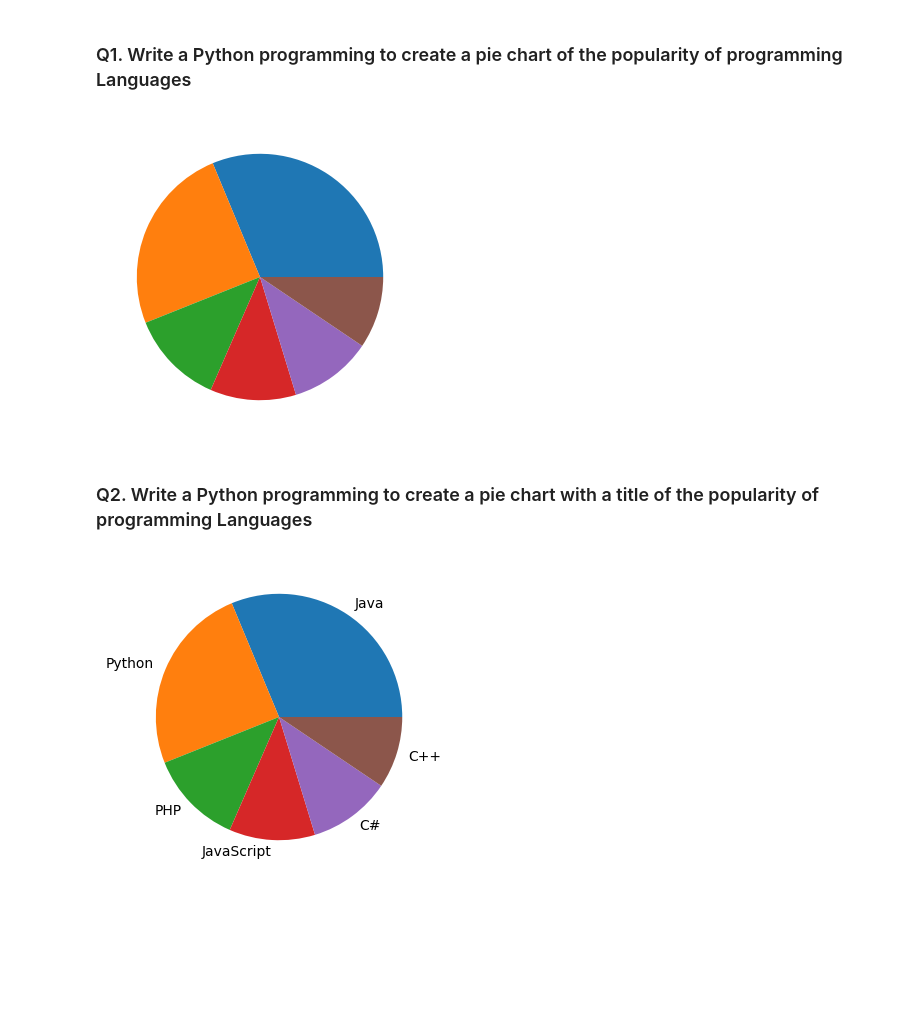
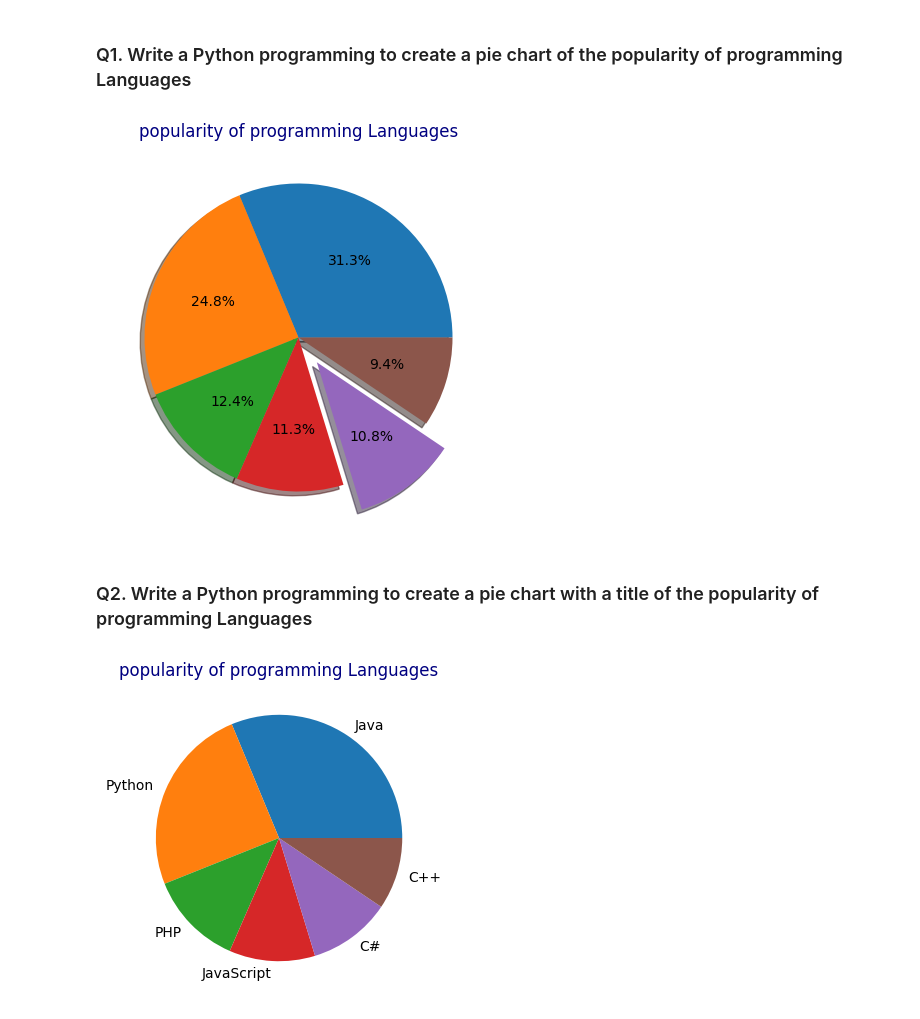
Before and after one commit to Ankitha8105/Python_Libraries, a Jupyter notebook: Matplotlib/piechart.ipynb, the cells around one changed output. Cells and saved outputs as stored; diff of their text form; code cells hidden in the pictures; blank space fills up the shorter version.

```diff
--- a/Matplotlib/piechart.ipynb
+++ b/Matplotlib/piechart.ipynb
@@ -16,31 +16,32 @@ import pandas as pd
 # %%
 log = logger.logger_init('Q1')
 
 
 def create_piechart(popularity):
     """
     Description :
         This function is used to create a pie chart of the popularity of programming Languages
     Parameters :
         popularity = List of popularity of each languages
     Return :
         It returns piechart
     """
-    plt.figure(figsize=(6,4))
-    plt.pie(popularity)
+    plt.figure(figsize=(7,5))
+    plt.pie(popularity,explode=[0,0,0,0,0.2,0],shadow=True,autopct='%2.1f%%')
 
+    plt.title("popularity of programming Languages",color='navy')
     plt.show()
 
 
 def main():
     popularity = np.array([22.2, 17.6, 8.8, 8, 7.7, 6.7])
     create_piechart(popularity)
 
 
 if __name__ == "__main__":
     main()
 # %% [output]
-[figure, old version]
+[figure, new version]
 # %% [markdown]
 ### Q2. Write a Python programming to create a pie chart with a title of the popularity of programming Languages
 # %%
@@ -60,6 +61,7 @@ def labeled_piechart(lang,popularity):
     plt.figure(figsize=(6,4))
     plt.pie(popularity,labels=lang)
 
+    plt.title("popularity of programming Languages",color='navy')
     plt.show()
 
 
@@ -72,4 +74,4 @@ def main():
 if __name__ == "__main__":
     main()
 # %% [output]
-[figure, old version]
+[figure, new version]
```
Also changed, not shown: parts of 2 cells of this notebook.
